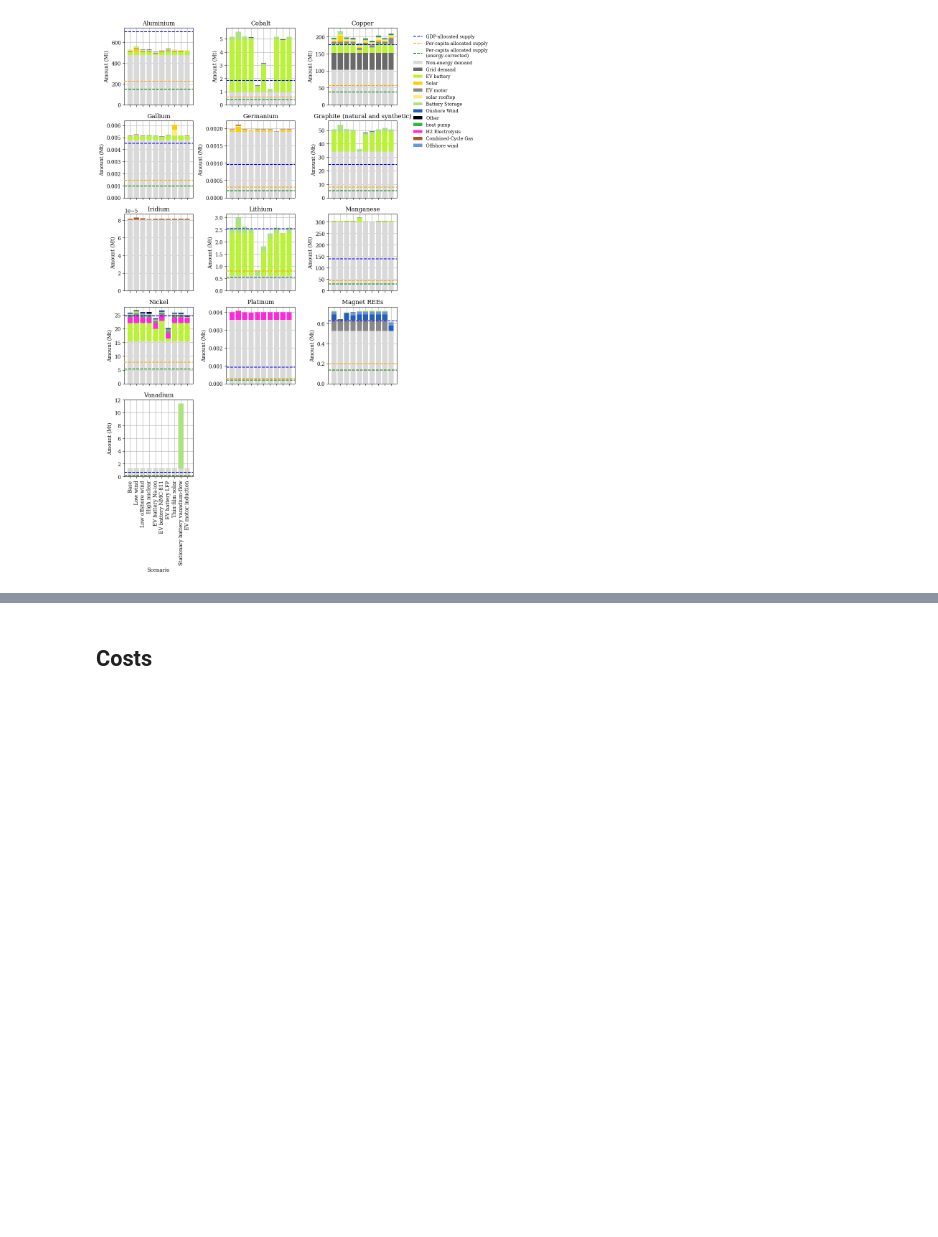
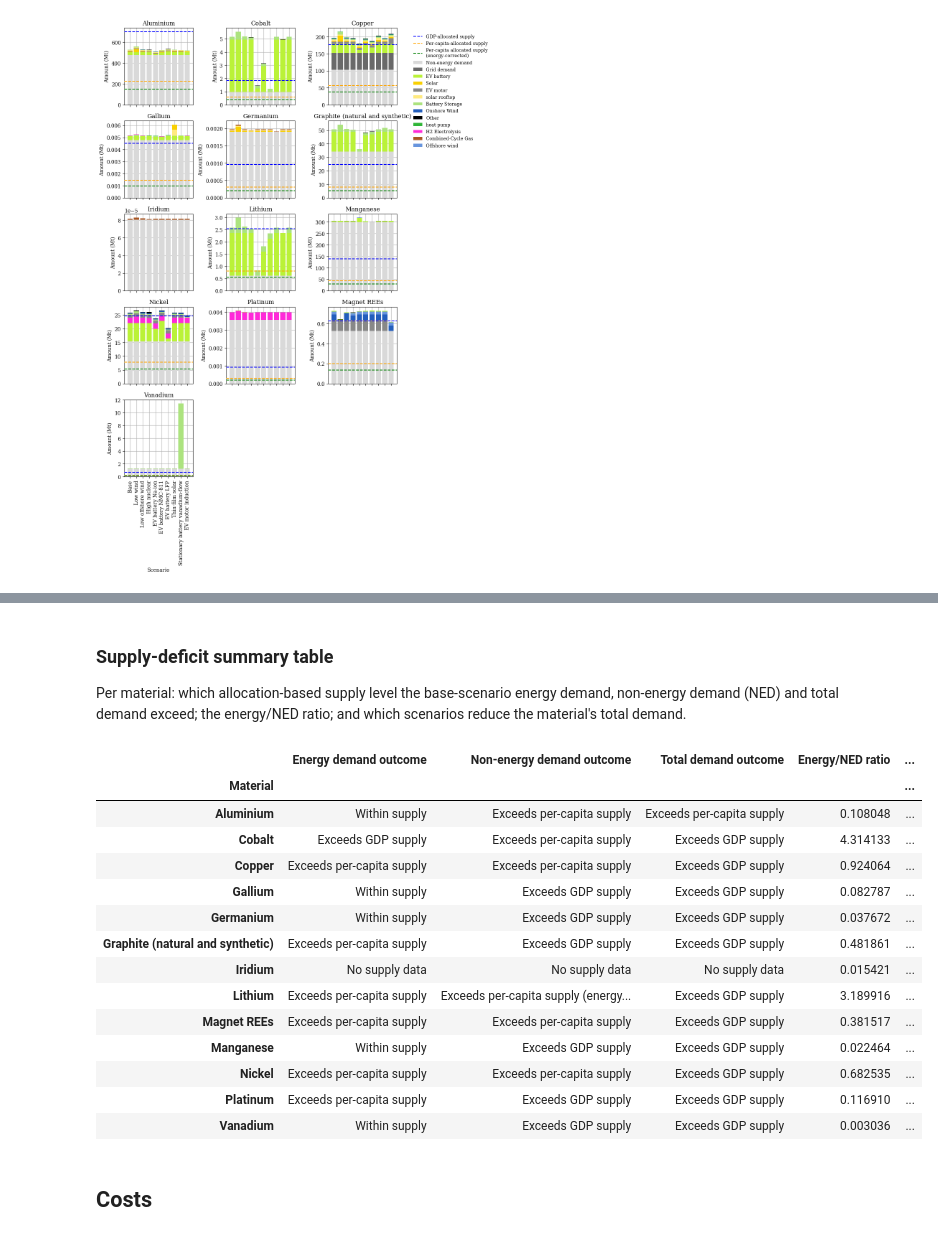
Before and after one commit to ayshaC/pypsa-eur, a Jupyter notebook: analysis/mineral_analysis.ipynb, the cells around one changed output, grey strips where cells are left out. Cells and saved outputs as stored; diff of their text form; code cells hidden in the pictures; blank space fills up the shorter version.

Commit message:
Add supply-deficit summary table

```diff
--- a/analysis/mineral_analysis.ipynb
+++ b/analysis/mineral_analysis.ipynb
@@ -1857,3 +1822,26 @@ display(demand_df)
+# %% [markdown]
+### Supply-deficit summary table
+
+Per material: which allocation-based supply level the base-scenario energy demand, non-energy demand (NED) and total demand exceed; the energy/NED ratio; and which scenarios reduce the material's total demand.
+# %%
+deficit_table = build_supply_deficit_table(demand_df, supply_df, base_scenario)
+deficit_table
+# %% [output]
+|  | Energy demand outcome | Non-energy demand outcome | Total demand outcome | Energy/NED ratio | ... |
+| Material |  |  |  |  | ... |
+| Aluminium | Within supply | Exceeds per-capita supply | Exceeds per-capita supply | 0.108048 | ... |
+| Cobalt | Exceeds GDP supply | Exceeds per-capita supply | Exceeds GDP supply | 4.314133 | ... |
+| Copper | Exceeds per-capita supply | Exceeds per-capita supply | Exceeds GDP supply | 0.924064 | ... |
+| Gallium | Within supply | Exceeds GDP supply | Exceeds GDP supply | 0.082787 | ... |
+| Germanium | Within supply | Exceeds GDP supply | Exceeds GDP supply | 0.037672 | ... |
+| Graphite (natural and synthetic) | Exceeds per-capita supply | Exceeds GDP supply | Exceeds GDP supply | 0.481861 | ... |
+| Iridium | No supply data | No supply data | No supply data | 0.015421 | ... |
+| Lithium | Exceeds per-capita supply | Exceeds per-capita supply (energy... | Exceeds GDP supply | 3.189916 | ... |
+| Magnet REEs | Exceeds per-capita supply | Exceeds per-capita supply | Exceeds GDP supply | 0.381517 | ... |
+| Manganese | Within supply | Exceeds GDP supply | Exceeds GDP supply | 0.022464 | ... |
+| Nickel | Exceeds per-capita supply | Exceeds per-capita supply | Exceeds GDP supply | 0.682535 | ... |
+| Platinum | Exceeds per-capita supply | Exceeds GDP supply | Exceeds GDP supply | 0.116910 | ... |
+| Vanadium | Within supply | Exceeds GDP supply | Exceeds GDP supply | 0.003036 | ... |
 # %% [markdown]
 ## Costs
 # %%
```
Also changed, not shown: parts of 3 cells of this notebook, 1 other file.
